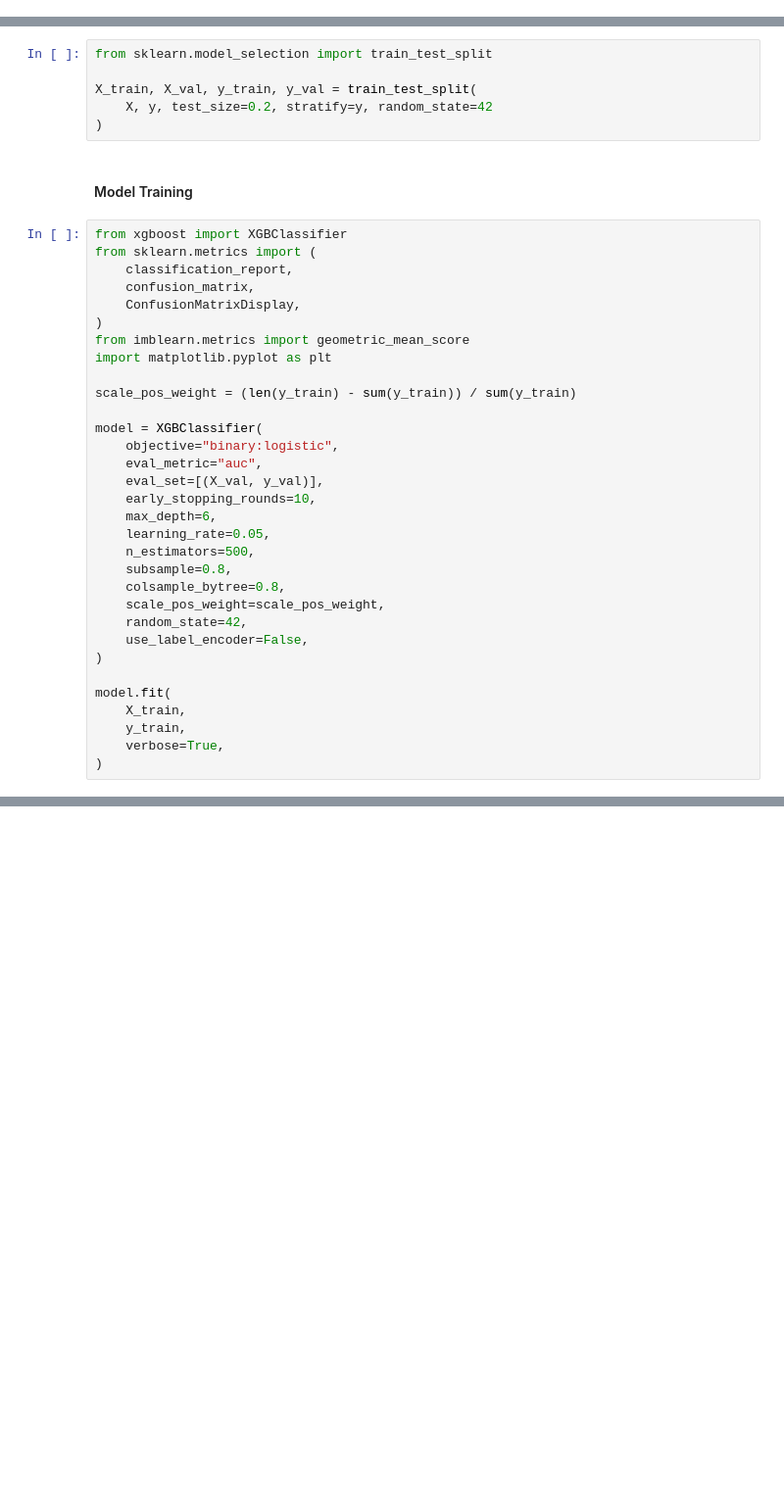
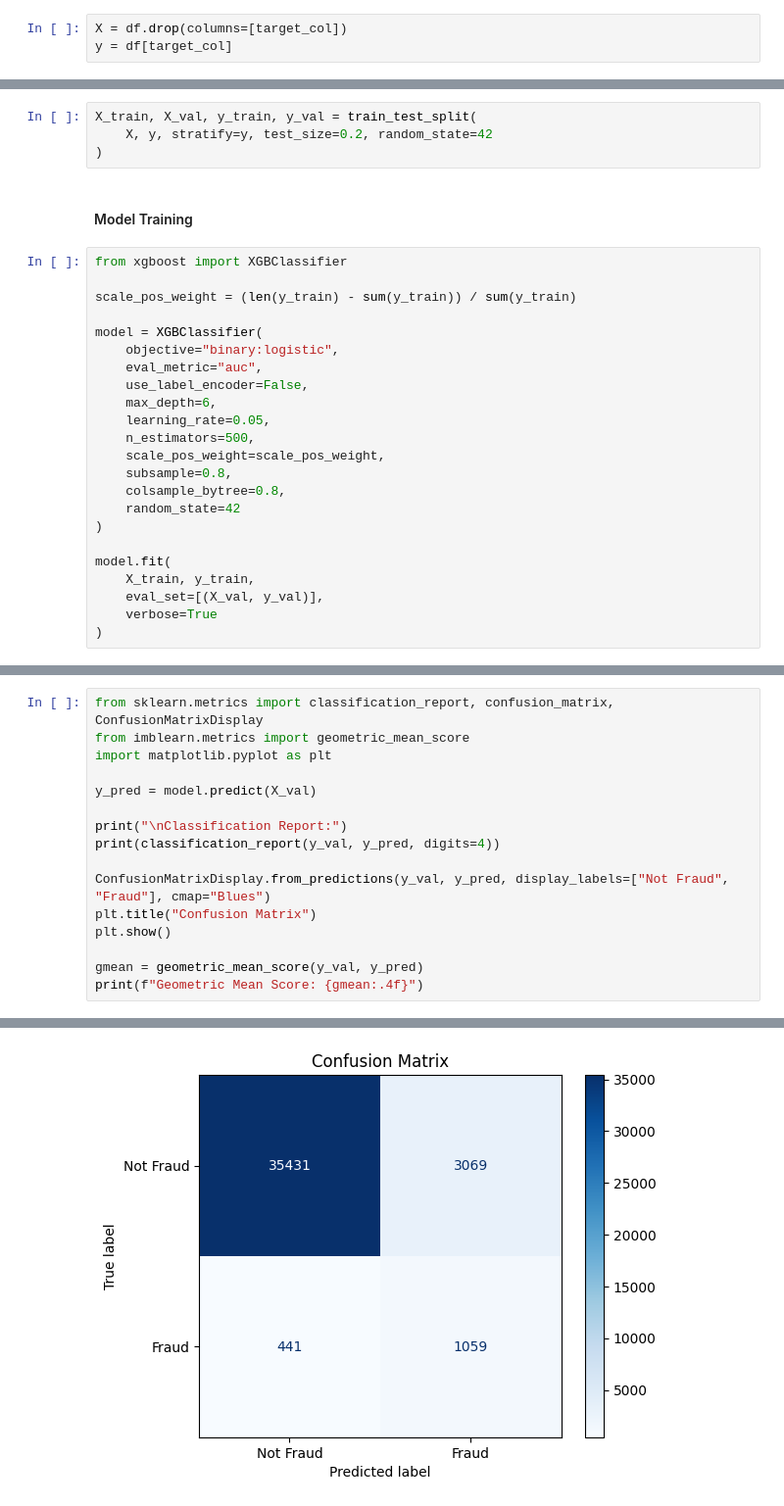
Before and after one commit to Henry-s-Final-Year-Project/Focused-Fraud-Detection-Models, a Jupyter notebook: geolocation_fraud/data_analysis.ipynb, the cells around one changed output, grey strips where cells are left out. Shown: that part at 98% size. Drawn from its saved outputs; the diff is of its cells as text; blank space fills up the shorter version.

Commit message:
Implemented a model for geolocation fraud

```diff
--- a/geolocation_fraud/data_analysis.ipynb
+++ b/geolocation_fraud/data_analysis.ipynb
@@ -101,0 +135,3 @@ X[numeric_cols] = imputer.fit_transform(X[numeric_cols])
+# %%
+X = df.drop(columns=[target_col])
+y = df[target_col]
@@ -104,41 +142,30 @@ X[numeric_cols] = imputer.fit_transform(X[numeric_cols])
 # %%
-from sklearn.model_selection import train_test_split
-
 X_train, X_val, y_train, y_val = train_test_split(
-    X, y, test_size=0.2, stratify=y, random_state=42
+    X, y, stratify=y, test_size=0.2, random_state=42
 )
 # %% [markdown]
 #### Model Training
 # %%
 from xgboost import XGBClassifier
-from sklearn.metrics import (
-    classification_report,
-    confusion_matrix,
-    ConfusionMatrixDisplay,
-)
-from imblearn.metrics import geometric_mean_score
-import matplotlib.pyplot as plt
 
 scale_pos_weight = (len(y_train) - sum(y_train)) / sum(y_train)
 
 model = XGBClassifier(
     objective="binary:logistic",
     eval_metric="auc",
-    eval_set=[(X_val, y_val)],
-    early_stopping_rounds=10,
+    use_label_encoder=False,
     max_depth=6,
     learning_rate=0.05,
     n_estimators=500,
+    scale_pos_weight=scale_pos_weight,
     subsample=0.8,
     colsample_bytree=0.8,
-    scale_pos_weight=scale_pos_weight,
-    random_state=42,
-    use_label_encoder=False,
+    random_state=42
 )
 
 model.fit(
-    X_train,
-    y_train,
-    verbose=True,
+    X_train, y_train,
+    eval_set=[(X_val, y_val)],
+    verbose=True
 )
 # %% [output]
@@ -145,0 +207,17 @@ ValueError: DataFrame.dtypes for data must be int, float, bool or category. When
+# %%
+from sklearn.metrics import classification_report, confusion_matrix, ConfusionMatrixDisplay
+from imblearn.metrics import geometric_mean_score
+import matplotlib.pyplot as plt
+
+y_pred = model.predict(X_val)
+
+print("\nClassification Report:")
+print(classification_report(y_val, y_pred, digits=4))
+
+ConfusionMatrixDisplay.from_predictions(y_val, y_pred, display_labels=["Not Fraud", "Fraud"], cmap="Blues")
+plt.title("Confusion Matrix")
+plt.show()
+
+gmean = geometric_mean_score(y_val, y_pred)
+print(f"Geometric Mean Score: {gmean:.4f}")
+# %% [output]
@@ -145,0 +233 @@ ValueError: DataFrame.dtypes for data must be int, float, bool or category. When
+[figure, added]
```
Also changed, not shown: parts of 25 cells of this notebook.
